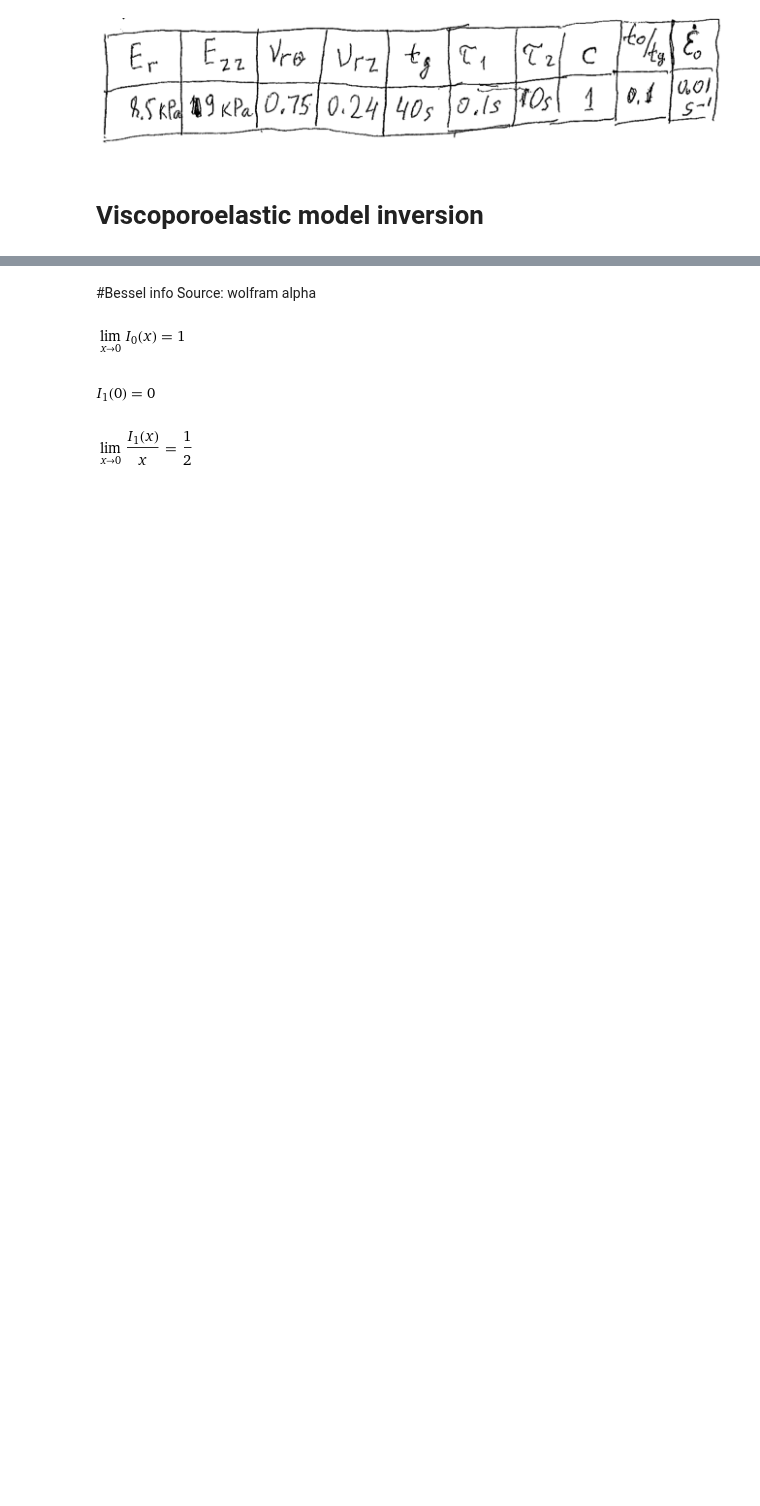
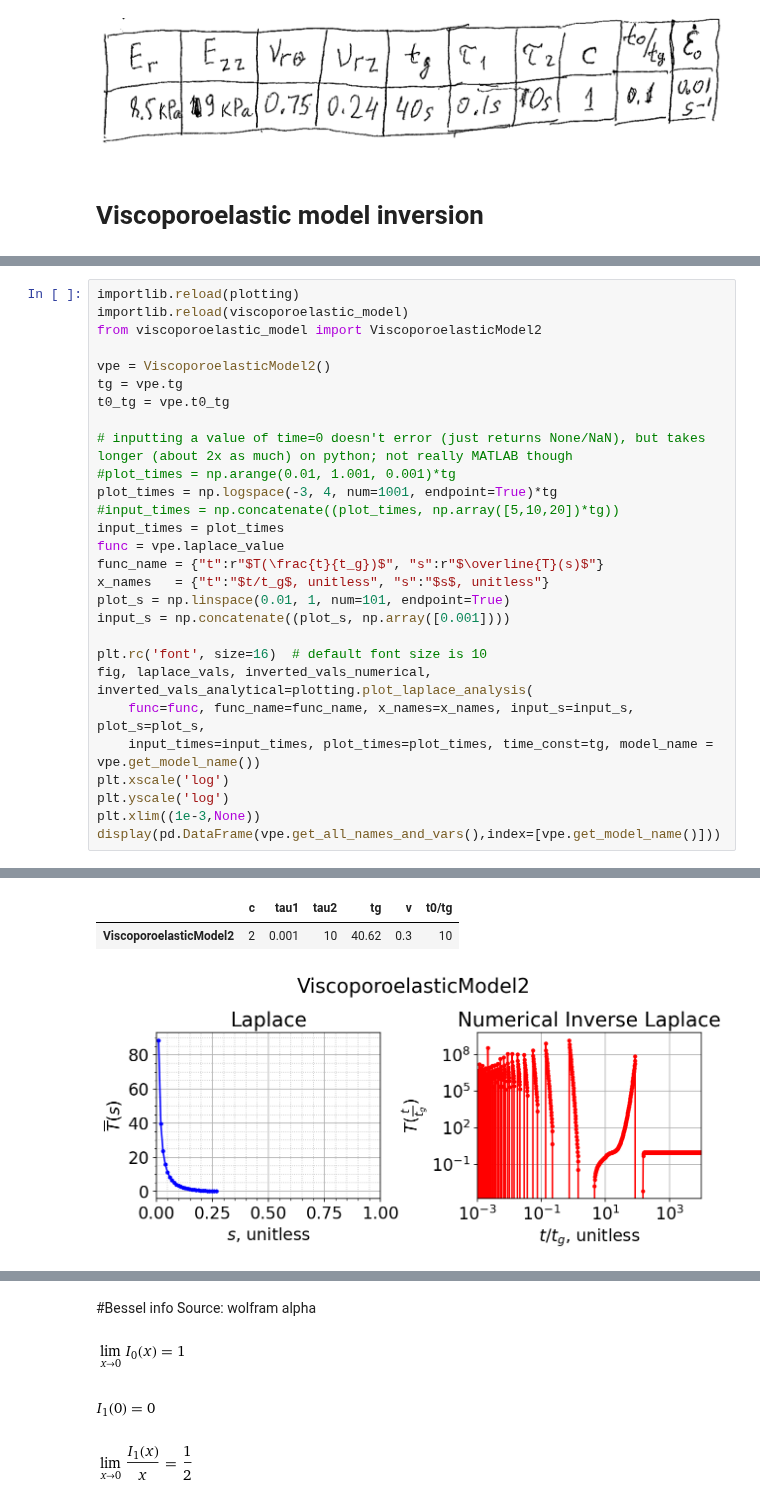
Before and after one commit to ryerrabelli/Yerrabelli-Spector-Poroelastic-Model-Code, a Jupyter notebook: src/ViscoporoelasticInversion.ipynb, the cells around one changed output, grey strips where cells are left out. Drawn from its saved outputs; the diff is of its cells as text; blank space fills up the shorter version.

```diff
--- a/src/ViscoporoelasticInversion.ipynb
+++ b/src/ViscoporoelasticInversion.ipynb
@@ -262,0 +289,29 @@ s_vals = old_s_vals
+# %%
+importlib.reload(plotting)
+importlib.reload(viscoporoelastic_model)
+from viscoporoelastic_model import ViscoporoelasticModel2
+
+vpe = ViscoporoelasticModel2()
+tg = vpe.tg
+t0_tg = vpe.t0_tg
+
+# inputting a value of time=0 doesn't error (just returns None/NaN), but takes longer (about 2x as much) on python; not really MATLAB though
+#plot_times = np.arange(0.01, 1.001, 0.001)*tg
+plot_times = np.logspace(-3, 4, num=1001, endpoint=True)*tg
+#input_times = np.concatenate((plot_times, np.array([5,10,20])*tg))
+input_times = plot_times
+func = vpe.laplace_value
+func_name = {"t":r"$T(\frac{t}{t_g})$", "s":r"$\overline{T}(s)$"}
+x_names   = {"t":"$t/t_g$, unitless", "s":"$s$, unitless"}
+plot_s = np.linspace(0.01, 1, num=101, endpoint=True)
+input_s = np.concatenate((plot_s, np.array([0.001])))
+
+plt.rc('font', size=16)  # default font size is 10
+fig, laplace_vals, inverted_vals_numerical, inverted_vals_analytical=plotting.plot_laplace_analysis(
+    func=func, func_name=func_name, x_names=x_names, input_s=input_s, plot_s=plot_s,
+    input_times=input_times, plot_times=plot_times, time_const=tg, model_name = vpe.get_model_name())
+plt.xscale('log')
+plt.yscale('log')
+plt.xlim((1e-3,None))
+display(pd.DataFrame(vpe.get_all_names_and_vars(),index=[vpe.get_model_name()]))
+# %% [output]
@@ -262,0 +319,3 @@ s_vals = old_s_vals
+|  | c | tau1 | tau2 | tg | v | t0/tg |
+| ViscoporoelasticModel2 | 2 | 0.001 | 10 | 40.62 | 0.3 | 10 |
+[figure, added]
```
Also changed, not shown: parts of 8 cells of this notebook, 2 other files.
